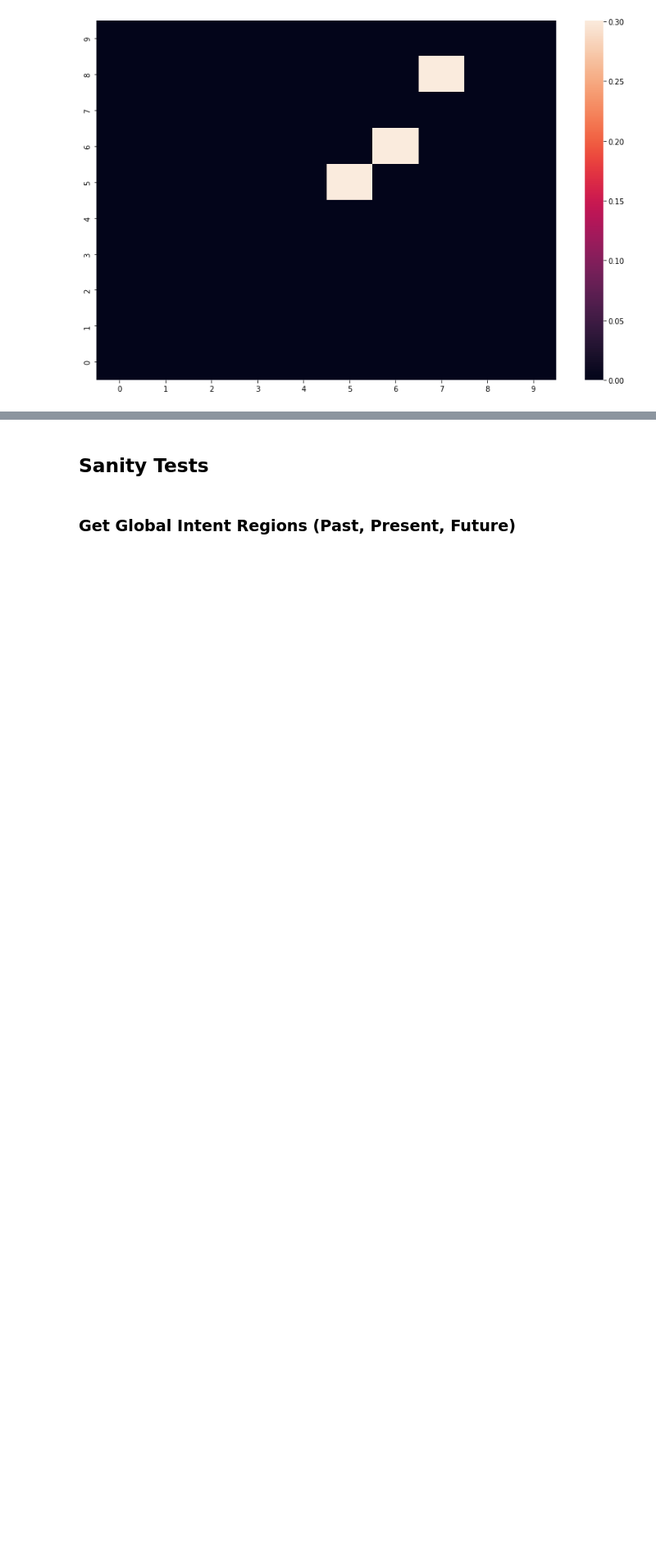
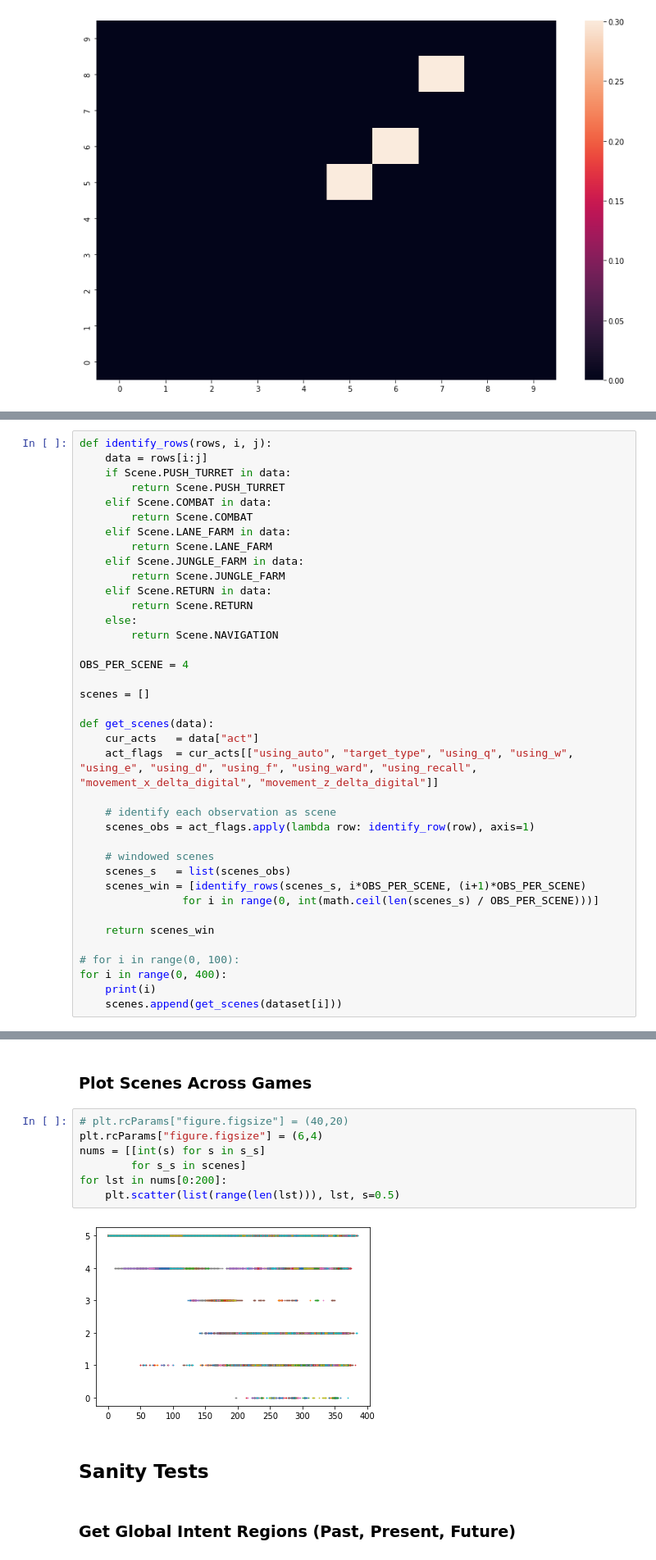
Before and after one commit to MiscellaneousStuff/tlol-ml, a Jupyter notebook: sanity_test.ipynb, the cells around one changed output, grey strips where cells are left out. Shown at 82% size. Cells and saved outputs as stored; diff of their text form; blank space fills up the shorter version.

Commit message:
Added scene identification

```diff
--- a/sanity_test.ipynb
+++ b/sanity_test.ipynb
@@ -313,0 +382,38 @@ local_heatmap_normalised(result, local_intent_sum_matrix)
+# %%
+def identify_rows(rows, i, j):
+    data = rows[i:j]
+    if Scene.PUSH_TURRET in data:
+        return Scene.PUSH_TURRET
+    elif Scene.COMBAT in data:
+        return Scene.COMBAT
+    elif Scene.LANE_FARM in data:
+        return Scene.LANE_FARM
+    elif Scene.JUNGLE_FARM in data:
+        return Scene.JUNGLE_FARM
+    elif Scene.RETURN in data:
+        return Scene.RETURN
+    else:
+        return Scene.NAVIGATION
+
+OBS_PER_SCENE = 4
+
+scenes = []
+
+def get_scenes(data):
+    cur_acts   = data["act"]
+    act_flags  = cur_acts[["using_auto", "target_type", "using_q", "using_w", "using_e", "using_d", "using_f", "using_ward", "using_recall", "movement_x_delta_digital", "movement_z_delta_digital"]]
+
+    # identify each observation as scene
+    scenes_obs = act_flags.apply(lambda row: identify_row(row), axis=1)
+
+    # windowed scenes
+    scenes_s   = list(scenes_obs)
+    scenes_win = [identify_rows(scenes_s, i*OBS_PER_SCENE, (i+1)*OBS_PER_SCENE)
+                for i in range(0, int(math.ceil(len(scenes_s) / OBS_PER_SCENE)))]
+
+    return scenes_win
+
+# for i in range(0, 100):
+for i in range(0, 400):
+    print(i)
+    scenes.append(get_scenes(dataset[i]))
@@ -314,3 +438,14 @@ local_heatmap_normalised(result, local_intent_sum_matrix)
+# %% [markdown]
+### Plot Scenes Across Games
+# %%
+# plt.rcParams["figure.figsize"] = (40,20)
+plt.rcParams["figure.figsize"] = (6,4)
+nums = [[int(s) for s in s_s]
+        for s_s in scenes]
+for lst in nums[0:200]:
+    plt.scatter(list(range(len(lst))), lst, s=0.5)
+# %% [output]
+[figure, added]
 # %% [markdown]
 ## Sanity Tests
 # %% [markdown]
```
Also changed, not shown: parts of 11 cells of this notebook.
